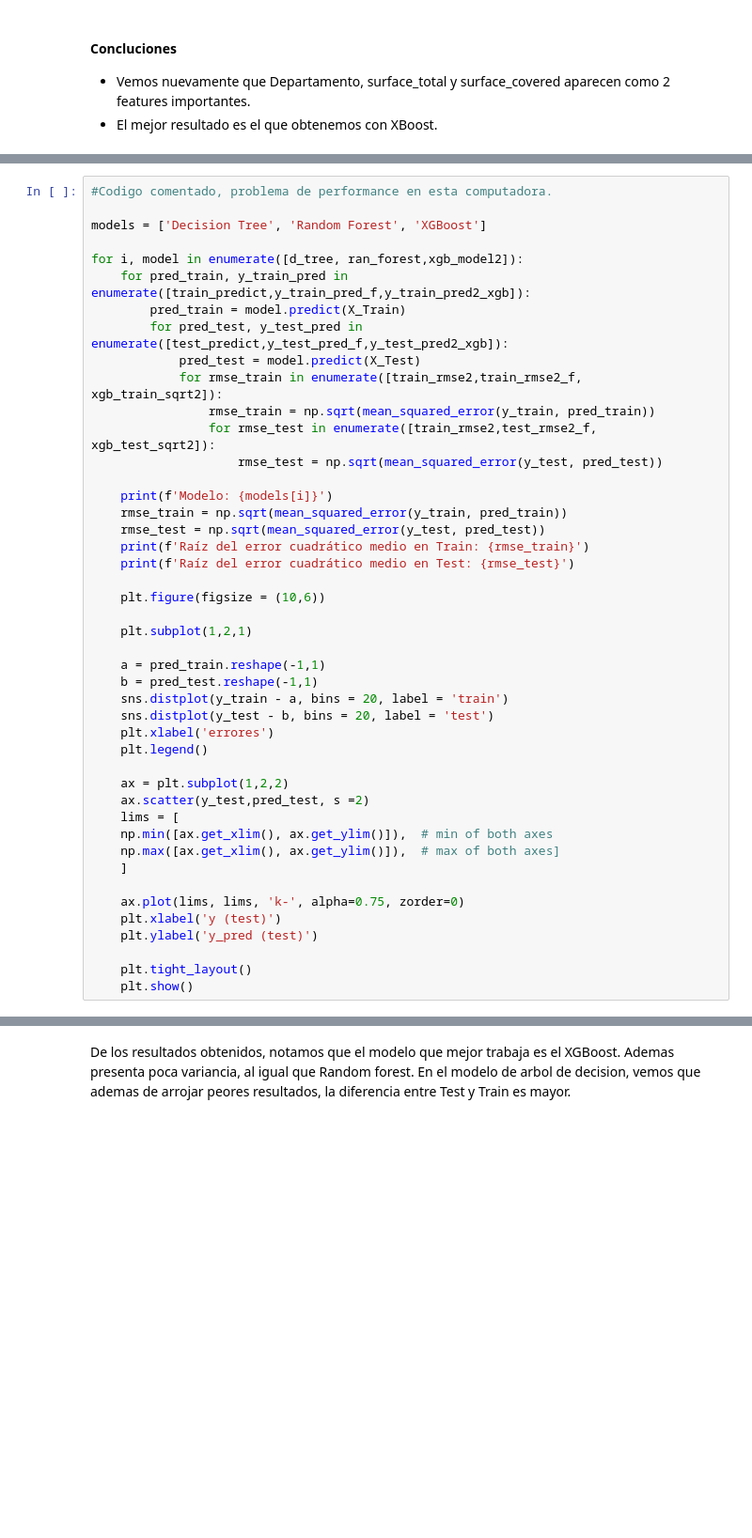
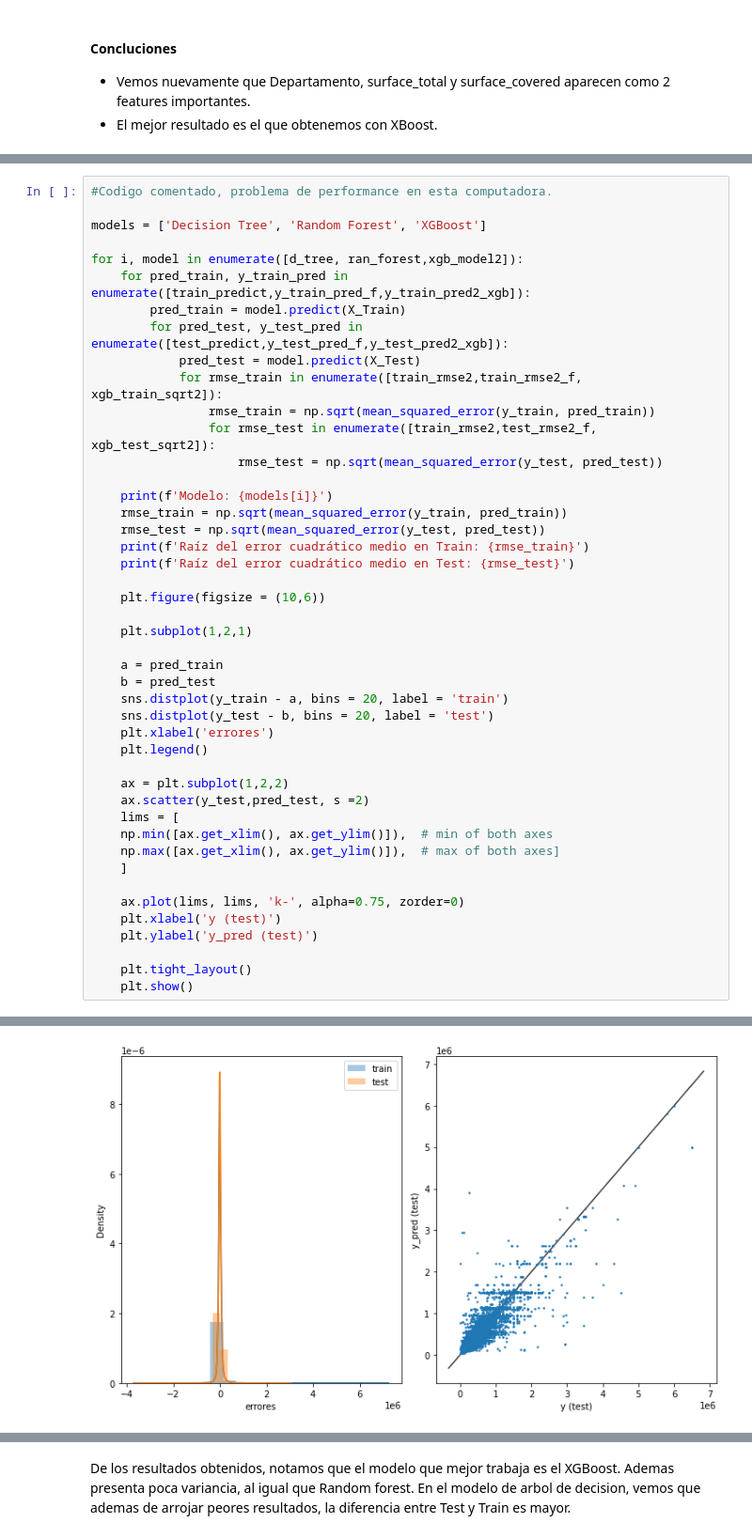
Before and after one commit to franpossetto/acamica-ds-spr2, a Jupyter notebook: DS_Proy_02.ipynb, the cells around one changed output, grey strips where cells are left out. Shown: that part at 94% size. Cells and saved outputs as stored; diff of their text form; blank space fills up the shorter version.

```diff
--- a/DS_Proy_02.ipynb
+++ b/DS_Proy_02.ipynb
@@ -972,8 +1008,8 @@ for i, model in enumerate([d_tree, ran_forest,xgb_model2]):
 
     plt.subplot(1,2,1)
 
-    a = pred_train.reshape(-1,1)
-    b = pred_test.reshape(-1,1)
+    a = pred_train
+    b = pred_test
     sns.distplot(y_train - a, bins = 20, label = 'train')
     sns.distplot(y_test - b, bins = 20, label = 'test')
     plt.xlabel('errores')
@@ -992,3 +1028,4 @@ for i, model in enumerate([d_tree, ran_forest,xgb_model2]):
 
     plt.tight_layout()
     plt.show()
+# %% [output]
@@ -994,0 +1035 @@ for i, model in enumerate([d_tree, ran_forest,xgb_model2]):
+[figure, added]
```
Also changed, not shown: parts of 24 cells of this notebook.
